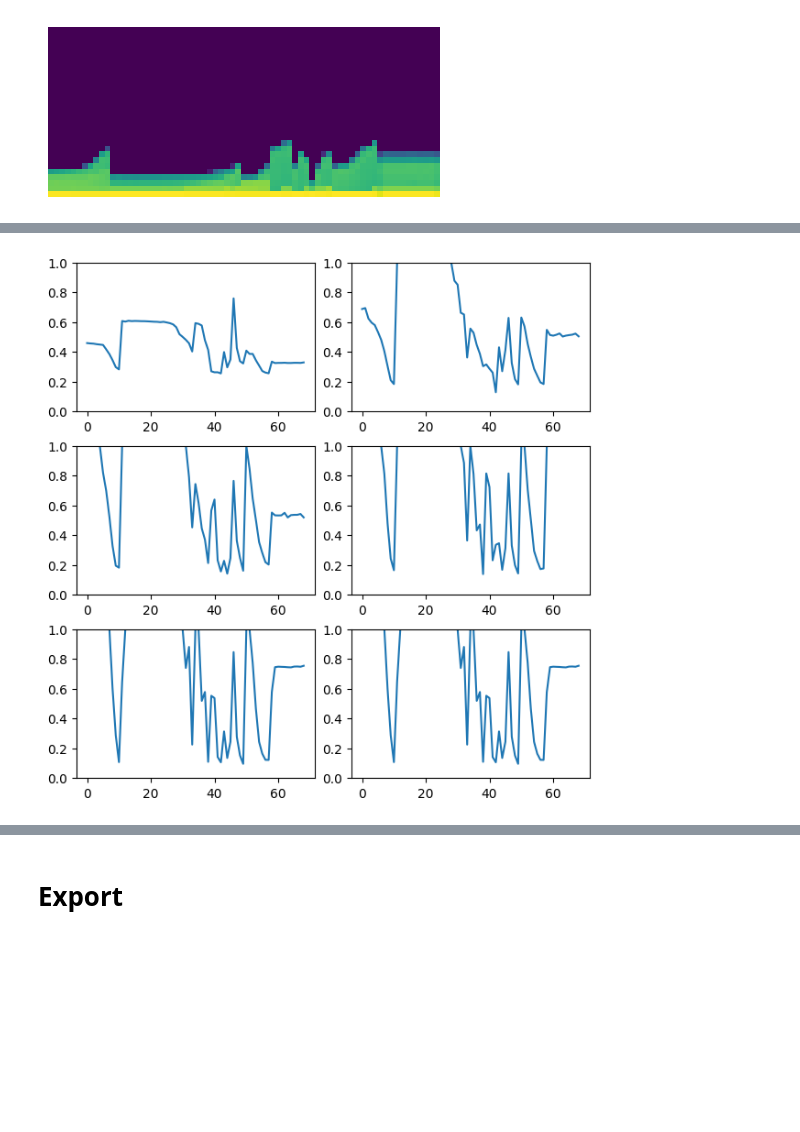
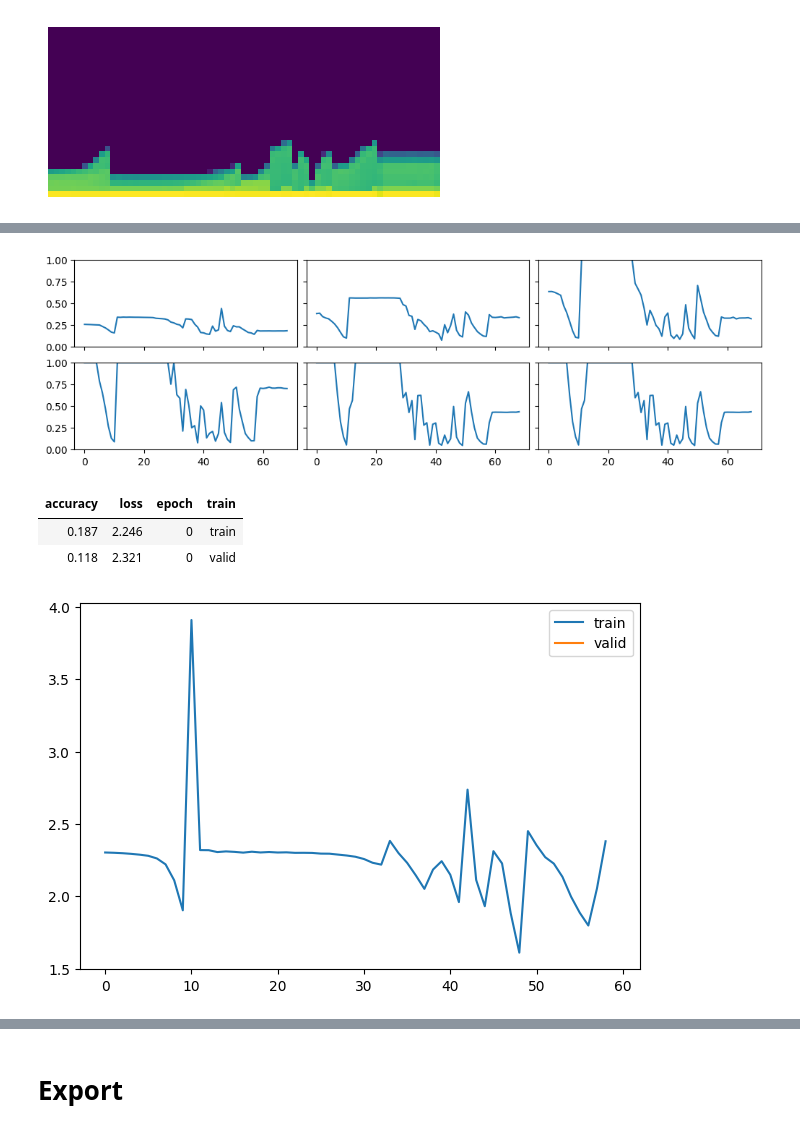
Before and after one commit to daniilgaltsev/fastai_course, a Jupyter notebook: nbs/10_activations.ipynb, the cells around one changed output, grey strips where cells are left out. Saved outputs shown, nothing was run; the diff lists cells and outputs as text; code cells hidden in the pictures; blank space fills up the shorter version.

Commit message:
replicate 10_activations from lesson 17

```diff
--- a/nbs/10_activations.ipynb
+++ b/nbs/10_activations.ipynb
@@ -326,11 +384,12 @@ for ax, h in zip(ax.flat, hooks):
 #| export
 def get_min(h):
     hist = get_hist(h)
-    return hist[:2].sum(axis=0) / hist.sum(axis=0)
+    return hist[0:1].sum(axis=0) / hist.sum(axis=0)
-# %%
-fig, ax = subplots(math.ceil(len(hooks)/2), 2, figsize=(6, 6))
-for ax, h in zip(ax.flat, hooks):
-    ax.plot(get_min(h))
-    ax.set_ylim(0, 1)
-# %% [output]
-[figure, removed]
+# %%
+fig, ax = get_grid(len(hooks), figsize=(10, 3), sharey=True, sharex=True)
+for ax, h in zip(ax.flat, hooks):
+    ax.plot(get_min(h))
+    ax.set_ylim(0, 1)
+    ax.set_axis_on()
+# %% [output]
+[figure, added]
@@ -336,0 +422,10 @@ for ax, h in zip(ax.flat, hooks):
+# %%
+set_seed(1103)
+model = get_model()
+stats = ActivationStats(lambda x: isinstance(x, nn.Conv2d))
+fit(model, cbs_extra=[stats]);
+# %% [output]
+| accuracy | loss | epoch | train |
+| 0.187 | 2.246 | 0 | train |
+| 0.118 | 2.321 | 0 | valid |
+[figure, added]
```
Also changed, not shown: parts of 10 cells of this notebook, 2 other files.
